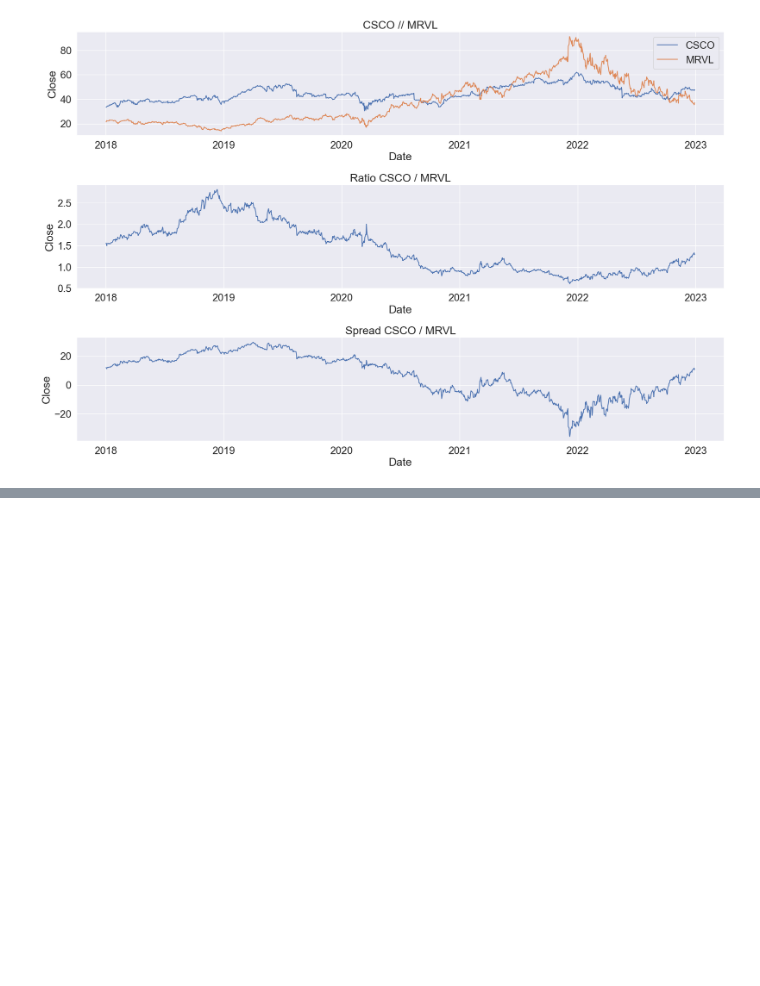
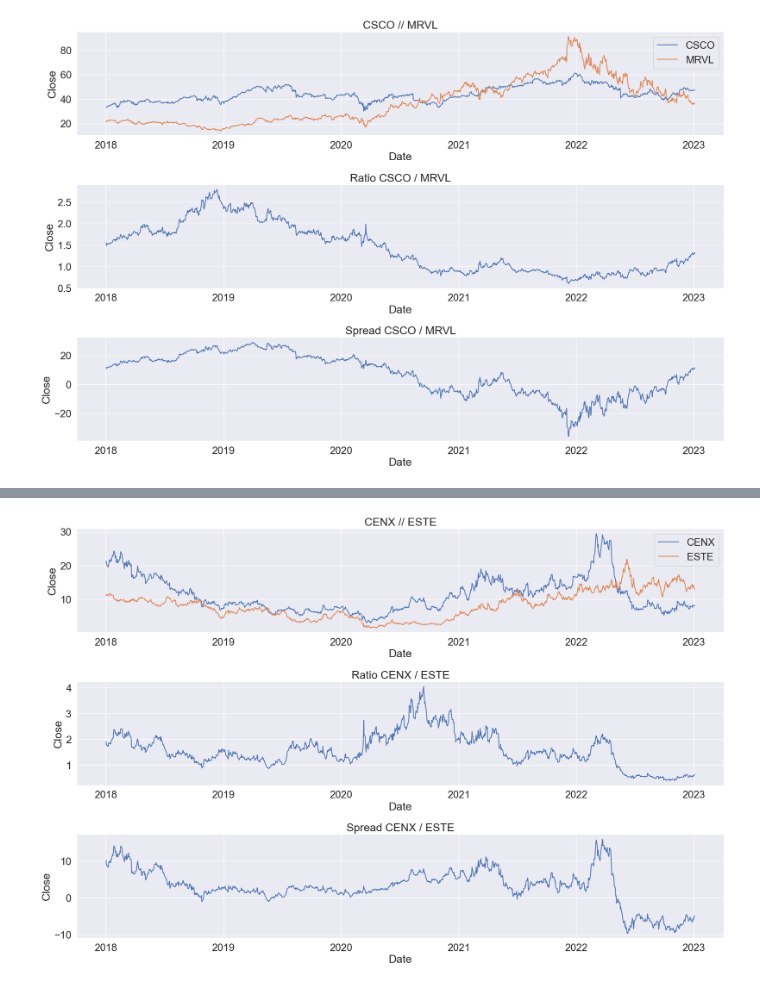
Before and after one commit to paul10116/Stock-Market, a Jupyter notebook: WATCHLIST.ipynb, the cells around one changed output, grey strips where cells are left out. Drawn from its saved outputs; the diff is of its cells as text; code cells hidden in the pictures; blank space fills up the shorter version.

```diff
--- a/WATCHLIST.ipynb
+++ b/WATCHLIST.ipynb
@@ -10,0 +11,4 @@ pair("CSCO", "MRVL");
+# %%
+pair("CENX", "ESTE");
+# %% [output]
+[figure, added]
```
Also changed, not shown: parts of 9 cells of this notebook, 12 other files.
